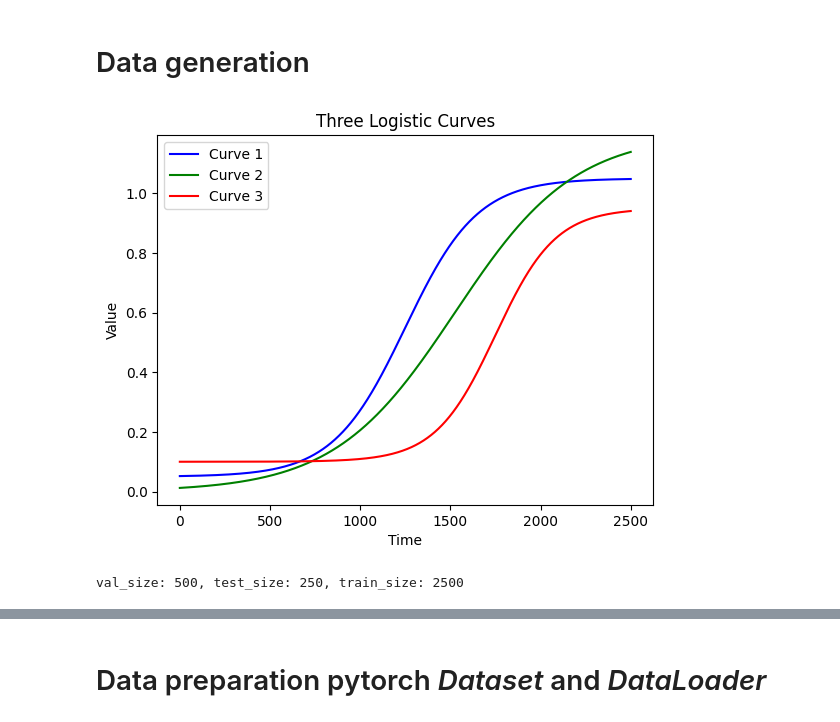
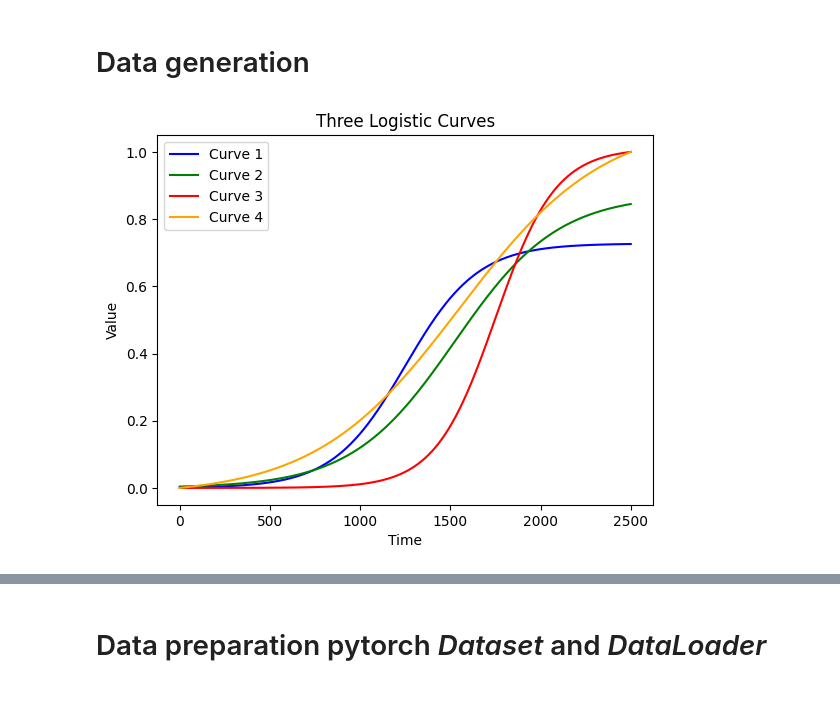
Before and after one commit to denmj/lstm, a Jupyter notebook: lstm_one_to_one_three_curves.ipynb, the cells around one changed output, grey strips where cells are left out. Cells and saved outputs as stored; diff of their text form; code cells hidden in the pictures.

Commit message:
Trained on 3 curves

```diff
--- a/lstm_one_to_one_three_curves.ipynb
+++ b/lstm_one_to_one_three_curves.ipynb
@@ -27,55 +27,36 @@ def logistic_curve(x, L, k, x0, b):
 
 # Generate data
 t = np.linspace(0, 2500, 2500)  # x-axis points
-curve_1 = logistic_curve(t, 1, 0.005, 1250, 0.05)
-curve_2 = logistic_curve(t, 1.2, 0.003, 1525, 0)
-curve_3 = logistic_curve(t, 0.85, 0.006, 1750, 0.1)
-curve4 = logistic_curve(t, L=1.15, k=0.09, x0=54)
+curve_1 = logistic_curve(t, 1000, 0.005, 1250, 0.05)
+curve_2 = logistic_curve(t, 1200, 0.0035, 1525, 0)
+curve_3 = logistic_curve(t, 1390, 0.006, 1750, 0.1)
+curve_4 = logistic_curve(t, L=1150, k=0.0025, x0=1554, b=0.001)
 
 
-# ID each curve
-curve_1_id = np.full_like(curve_1, 1)
-curve_2_id = np.full_like(curve_2, 2)
-curve_3_id = np.full_like(curve_3, 3)
 
-curve_1_combined = np.stack((curve_1, curve_1_id), axis=-1)
-curve_2_combined = np.stack((curve_2, curve_2_id), axis=-1)
-curve_3_combined = np.stack((curve_3, curve_3_id), axis=-1)
+combined_data = np.concatenate((curve_1, curve_2, curve_3), axis=0)
 
-combined_data = np.concatenate((curve_1_combined, curve_2_combined, curve_3_combined), axis=0)
+# Normalize training data
+scaler_train = MinMaxScaler()
+combined_train_data_scaled = scaler_train.fit_transform(combined_data.reshape(-1, 1)).flatten()
+
+# Normalize val data
+scaler_val = MinMaxScaler()
+curve_4_scaled = scaler_val.fit_transform(curve_4.reshape(-1, 1)).flatten()
+
+
+curve_1_scaled = combined_train_data_scaled[:len(curve_1)]
+curve_2_scaled = combined_train_data_scaled[len(curve_1):len(curve_1) + len(curve_2)]
+curve_3_scaled = combined_train_data_scaled[len(curve_1) + len(curve_2):]
 # %%
-plt.plot(t, curve_1, label="Curve 1", color="blue")
-plt.plot(t, curve_2, label="Curve 2", color="green")
-plt.plot(t, curve_3, label="Curve 3", color="red")
+plt.plot(t, curve_1_scaled, label="Curve 1", color="blue")
+plt.plot(t, curve_2_scaled, label="Curve 2", color="green")
+plt.plot(t, curve_3_scaled, label="Curve 3", color="red")
+plt.plot(t, curve_4_scaled, label="Curve 4", color="orange")
 plt.xlabel("Time")
 plt.ylabel("Value")
 plt.title("Three Logistic Curves")
 plt.legend()
 plt.show()
 # %% [output]
-[figure, old version]
+[figure, new version]
-# %%
-# Total data size
-data_size = len(y_train)
-
-# Normalize the data
-scaler = MinMaxScaler()
-y_train_scaled = scaler.fit_transform(y_train.reshape(-1, 1)).flatten()
-
-# Keep 100% of data for training
-train_data = y_train_scaled
-
-# Percentage of data to use for val and test
-val_percentage = 0.2
-test_percentage = 0.1
-
-val_size = int(len(train_data) * val_percentage)
-test_size = int(len(train_data) * test_percentage)
-
-print(f"val_size: {val_size}, test_size: {test_size}, train_size: {len(train_data)}")
-
-# Validation set is the last `val_size` points of the training data
-val_data = train_data[-(val_size + test_size):-test_size]
-test_data = train_data[-test_size:]
-# %% [output]
-val_size: 500, test_size: 250, train_size: 2500
```
Also changed, not shown: parts of 6 cells of this notebook.
